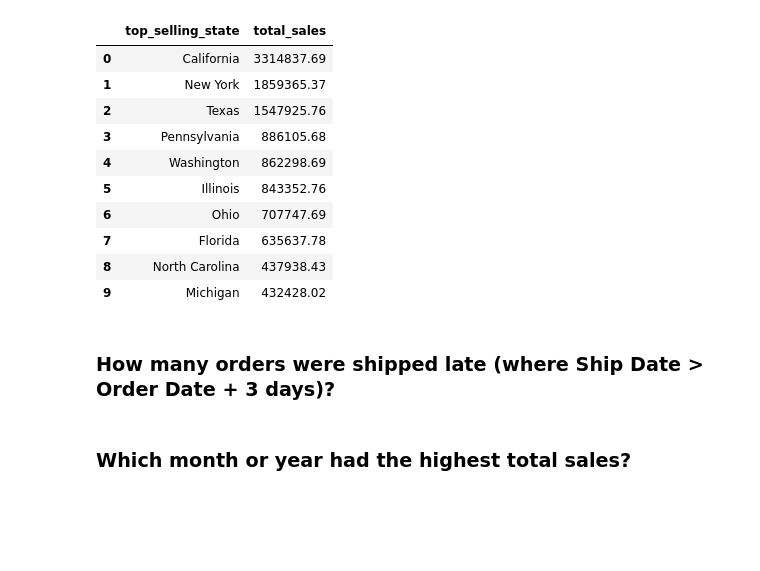
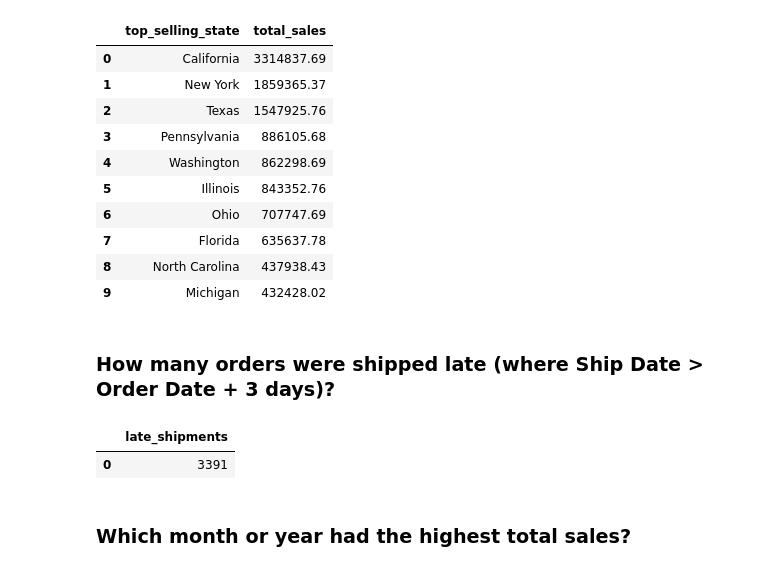
Before and after one commit to JishGorft/CY_DA_Mod3, a Jupyter notebook: Week4/notebooks/superstore_sales_workflow.ipynb, the cells around one changed output. Saved outputs shown, nothing was run; the diff lists cells and outputs as text; code cells hidden in the pictures; blank space fills up the shorter version.

Commit message:
Q6. date functions are weird in all programming languages.

```diff
--- a/Week4/notebooks/superstore_sales_workflow.ipynb
+++ b/Week4/notebooks/superstore_sales_workflow.ipynb
@@ -281,3 +277,21 @@ result6
+# %%
+query6 = """
+WITH shipment_window AS (SELECT
+    order_id,
+    order_date,
+    ship_date,
+    (JULIANDAY(ship_date) - JULIANDAY(order_date)) AS ship_delay
+    FROM orders)
+SELECT
+    COUNT(ship_delay) AS late_shipments
+FROM shipment_window
+WHERE ship_delay >3;
+"""
+result6 = pd.read_sql(query6, conn)
+result6
+# %% [output]
+|  | late_shipments |
+| 0 | 3391 |
 # %% [markdown]
 ### Which month or year had the highest total sales?
 # %%
```
Also changed, not shown: parts of 1 cell of this notebook.
